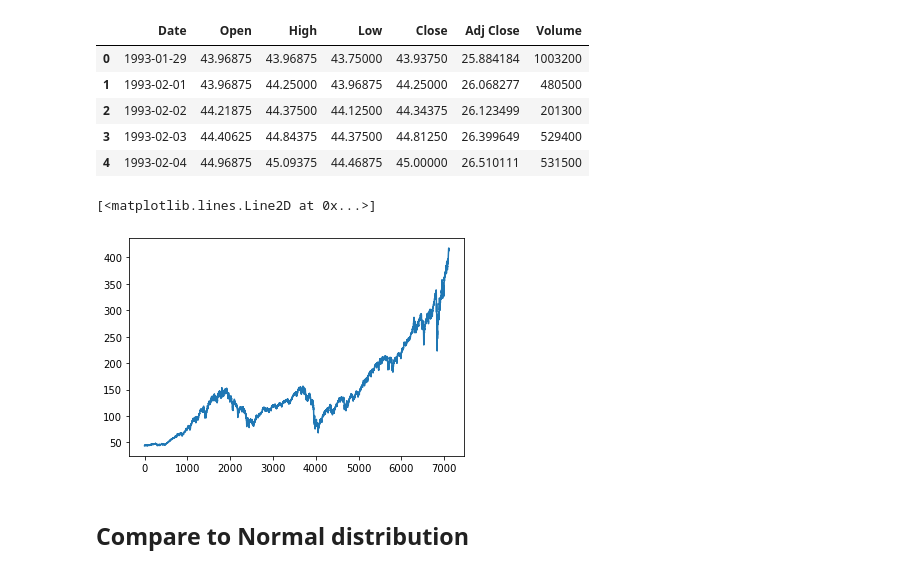
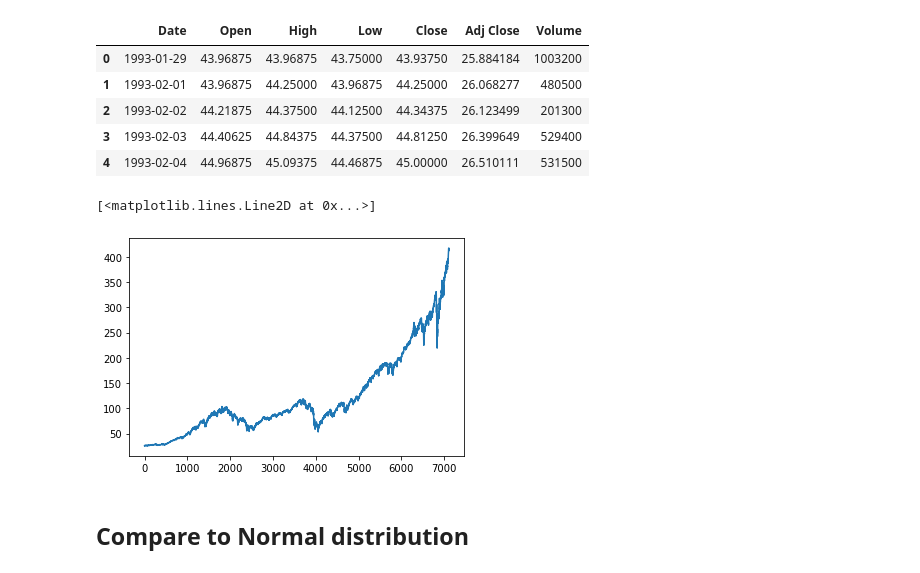
Before and after one commit to ssie-projects/ssie523-abm-markets, a Jupyter notebook: research/Historical Price Analysis.ipynb, the cells around one changed output. Drawn from its saved outputs; the diff is of its cells as text; code cells hidden in the pictures.

```diff
--- a/research/Historical Price Analysis.ipynb
+++ b/research/Historical Price Analysis.ipynb
@@ -26,9 +26,9 @@ df.head()
 | 3 | 1993-02-03 | 44.40625 | 44.84375 | 44.37500 | 44.81250 | 26.399649 | 529400 |
 | 4 | 1993-02-04 | 44.96875 | 45.09375 | 44.46875 | 45.00000 | 26.510111 | 531500 |
 # %%
-plt.plot(df["Close"])
+plt.plot(df["Adj Close"])
 # %% [output]
 [<matplotlib.lines.Line2D at 0x...>]
-[figure, old version]
+[figure, new version]
 # %%
 # Calculate log returns of Close price
```
Also changed, not shown: parts of 9 cells of this notebook.
